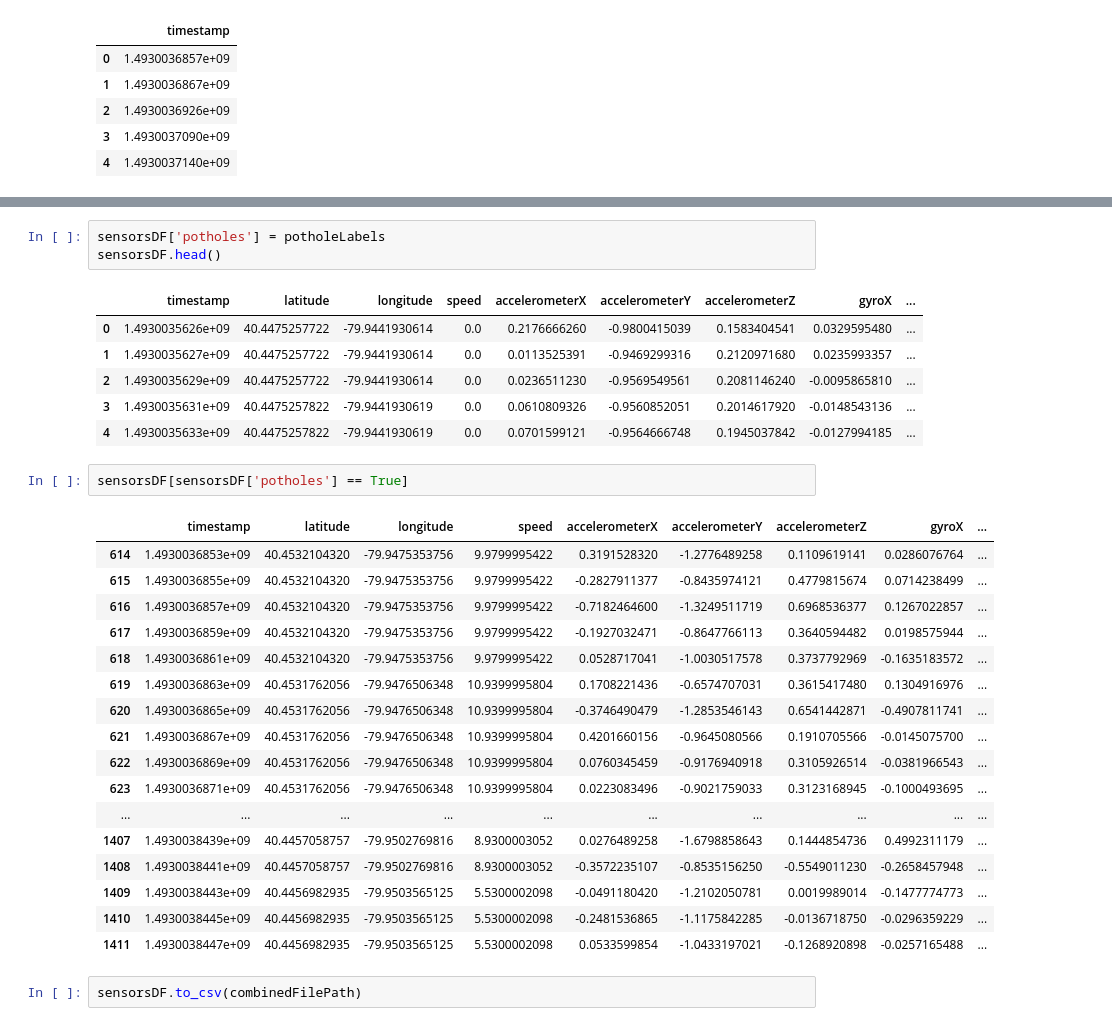
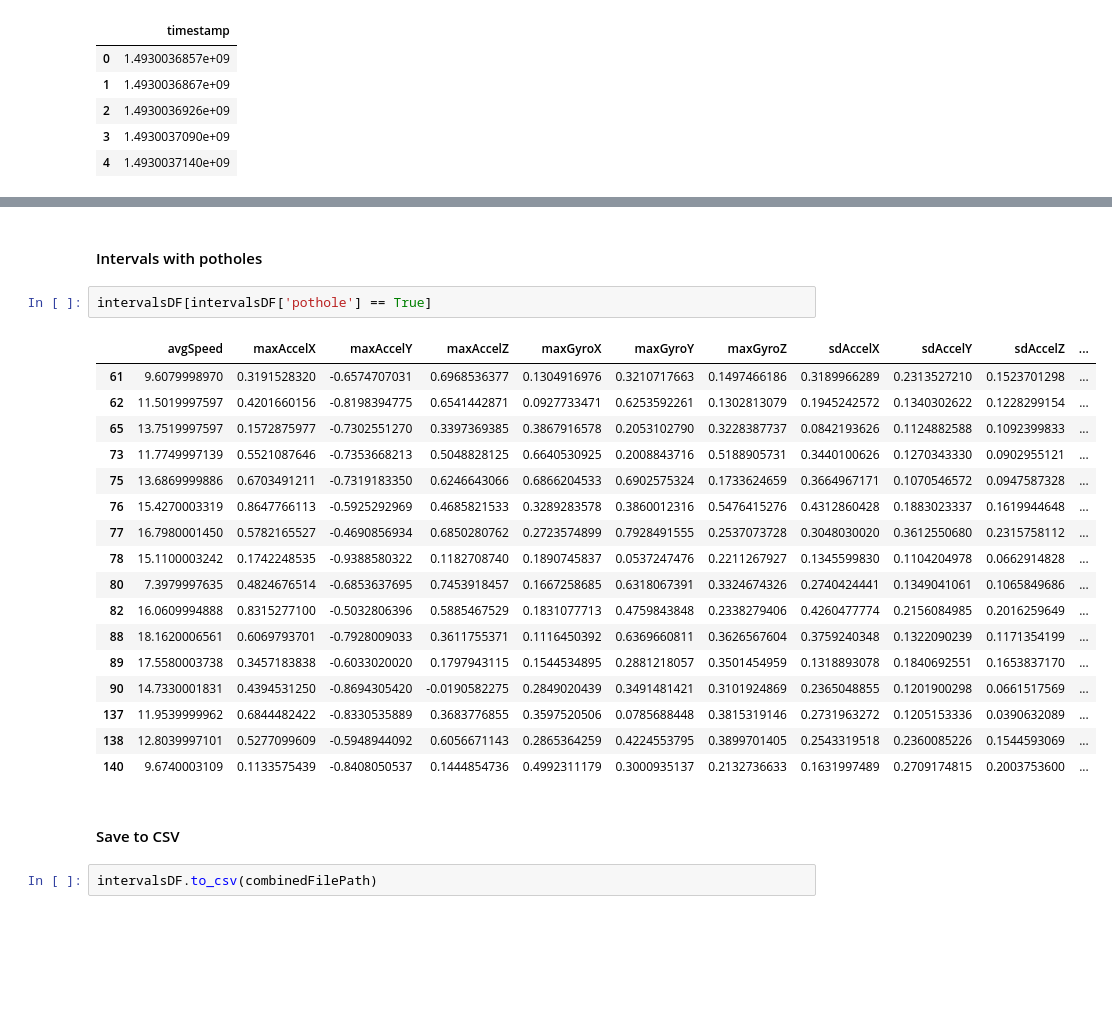
Before and after one commit to shouvikmani/Intelligent-Pothole-Detection, a Jupyter notebook: data_processing.ipynb, the cells around one changed output, grey strips where cells are left out. Saved outputs shown, nothing was run; the diff lists cells and outputs as text; blank space fills up the shorter version.

```diff
--- a/data_processing.ipynb
+++ b/data_processing.ipynb
@@ -107,32 +90,26 @@ potholeLabels.extend(remainingPotholeLabels)
-# %%
-sensorsDF['potholes'] = potholeLabels
-sensorsDF.head()
-# %% [output]
-|  | timestamp | latitude | longitude | speed | accelerometerX | accelerometerY | accelerometerZ | gyroX | ... |
-| 0 | 1.4930035626e+09 | 40.4475257722 | -79.9441930614 | 0.0 | 0.2176666260 | -0.9800415039 | 0.1583404541 | 0.0329595480 | ... |
-| 1 | 1.4930035627e+09 | 40.4475257722 | -79.9441930614 | 0.0 | 0.0113525391 | -0.9469299316 | 0.2120971680 | 0.0235993357 | ... |
-| 2 | 1.4930035629e+09 | 40.4475257722 | -79.9441930614 | 0.0 | 0.0236511230 | -0.9569549561 | 0.2081146240 | -0.0095865810 | ... |
-| 3 | 1.4930035631e+09 | 40.4475257822 | -79.9441930619 | 0.0 | 0.0610809326 | -0.9560852051 | 0.2014617920 | -0.0148543136 | ... |
-| 4 | 1.4930035633e+09 | 40.4475257822 | -79.9441930619 | 0.0 | 0.0701599121 | -0.9564666748 | 0.1945037842 | -0.0127994185 | ... |
-# %%
-sensorsDF[sensorsDF['potholes'] == True]
-# %% [output]
-|  | timestamp | latitude | longitude | speed | accelerometerX | accelerometerY | accelerometerZ | gyroX | ... |
-| 614 | 1.4930036853e+09 | 40.4532104320 | -79.9475353756 | 9.9799995422 | 0.3191528320 | -1.2776489258 | 0.1109619141 | 0.0286076764 | ... |
-| 615 | 1.4930036855e+09 | 40.4532104320 | -79.9475353756 | 9.9799995422 | -0.2827911377 | -0.8435974121 | 0.4779815674 | 0.0714238499 | ... |
-| 616 | 1.4930036857e+09 | 40.4532104320 | -79.9475353756 | 9.9799995422 | -0.7182464600 | -1.3249511719 | 0.6968536377 | 0.1267022857 | ... |
-| 617 | 1.4930036859e+09 | 40.4532104320 | -79.9475353756 | 9.9799995422 | -0.1927032471 | -0.8647766113 | 0.3640594482 | 0.0198575944 | ... |
-| 618 | 1.4930036861e+09 | 40.4532104320 | -79.9475353756 | 9.9799995422 | 0.0528717041 | -1.0030517578 | 0.3737792969 | -0.1635183572 | ... |
-| 619 | 1.4930036863e+09 | 40.4531762056 | -79.9476506348 | 10.9399995804 | 0.1708221436 | -0.6574707031 | 0.3615417480 | 0.1304916976 | ... |
-| 620 | 1.4930036865e+09 | 40.4531762056 | -79.9476506348 | 10.9399995804 | -0.3746490479 | -1.2853546143 | 0.6541442871 | -0.4907811741 | ... |
-| 621 | 1.4930036867e+09 | 40.4531762056 | -79.9476506348 | 10.9399995804 | 0.4201660156 | -0.9645080566 | 0.1910705566 | -0.0145075700 | ... |
-| 622 | 1.4930036869e+09 | 40.4531762056 | -79.9476506348 | 10.9399995804 | 0.0760345459 | -0.9176940918 | 0.3105926514 | -0.0381966543 | ... |
-| 623 | 1.4930036871e+09 | 40.4531762056 | -79.9476506348 | 10.9399995804 | 0.0223083496 | -0.9021759033 | 0.3123168945 | -0.1000493695 | ... |
-| ... | ... | ... | ... | ... | ... | ... | ... | ... | ... |
-| 1407 | 1.4930038439e+09 | 40.4457058757 | -79.9502769816 | 8.9300003052 | 0.0276489258 | -1.6798858643 | 0.1444854736 | 0.4992311179 | ... |
-| 1408 | 1.4930038441e+09 | 40.4457058757 | -79.9502769816 | 8.9300003052 | -0.3572235107 | -0.8535156250 | -0.5549011230 | -0.2658457948 | ... |
-| 1409 | 1.4930038443e+09 | 40.4456982935 | -79.9503565125 | 5.5300002098 | -0.0491180420 | -1.2102050781 | 0.0019989014 | -0.1477774773 | ... |
-| 1410 | 1.4930038445e+09 | 40.4456982935 | -79.9503565125 | 5.5300002098 | -0.2481536865 | -1.1175842285 | -0.0136718750 | -0.0296359229 | ... |
-| 1411 | 1.4930038447e+09 | 40.4456982935 | -79.9503565125 | 5.5300002098 | 0.0533599854 | -1.0433197021 | -0.1268920898 | -0.0257165488 | ... |
+# %% [markdown]
+#### Intervals with potholes
+# %%
+intervalsDF[intervalsDF['pothole'] == True]
+# %% [output]
+|  | avgSpeed | maxAccelX | maxAccelY | maxAccelZ | maxGyroX | maxGyroY | maxGyroZ | sdAccelX | sdAccelY | sdAccelZ | ... |
+| 61 | 9.6079998970 | 0.3191528320 | -0.6574707031 | 0.6968536377 | 0.1304916976 | 0.3210717663 | 0.1497466186 | 0.3189966289 | 0.2313527210 | 0.1523701298 | ... |
+| 62 | 11.5019997597 | 0.4201660156 | -0.8198394775 | 0.6541442871 | 0.0927733471 | 0.6253592261 | 0.1302813079 | 0.1945242572 | 0.1340302622 | 0.1228299154 | ... |
+| 65 | 13.7519997597 | 0.1572875977 | -0.7302551270 | 0.3397369385 | 0.3867916578 | 0.2053102790 | 0.3228387737 | 0.0842193626 | 0.1124882588 | 0.1092399833 | ... |
+| 73 | 11.7749997139 | 0.5521087646 | -0.7353668213 | 0.5048828125 | 0.6640530925 | 0.2008843716 | 0.5188905731 | 0.3440100626 | 0.1270343330 | 0.0902955121 | ... |
+| 75 | 13.6869999886 | 0.6703491211 | -0.7319183350 | 0.6246643066 | 0.6866204533 | 0.6902575324 | 0.1733624659 | 0.3664967171 | 0.1070546572 | 0.0947587328 | ... |
+| 76 | 15.4270003319 | 0.8647766113 | -0.5925292969 | 0.4685821533 | 0.3289283578 | 0.3860012316 | 0.5476415276 | 0.4312860428 | 0.1883023337 | 0.1619944648 | ... |
+| 77 | 16.7980001450 | 0.5782165527 | -0.4690856934 | 0.6850280762 | 0.2723574899 | 0.7928491555 | 0.2537073728 | 0.3048030020 | 0.3612550680 | 0.2315758112 | ... |
+| 78 | 15.1100003242 | 0.1742248535 | -0.9388580322 | 0.1182708740 | 0.1890745837 | 0.0537247476 | 0.2211267927 | 0.1345599830 | 0.1104204978 | 0.0662914828 | ... |
+| 80 | 7.3979997635 | 0.4824676514 | -0.6853637695 | 0.7453918457 | 0.1667258685 | 0.6318067391 | 0.3324674326 | 0.2740424441 | 0.1349041061 | 0.1065849686 | ... |
+| 82 | 16.0609994888 | 0.8315277100 | -0.5032806396 | 0.5885467529 | 0.1831077713 | 0.4759843848 | 0.2338279406 | 0.4260477774 | 0.2156084985 | 0.2016259649 | ... |
+| 88 | 18.1620006561 | 0.6069793701 | -0.7928009033 | 0.3611755371 | 0.1116450392 | 0.6369660811 | 0.3626567604 | 0.3759240348 | 0.1322090239 | 0.1171354199 | ... |
+| 89 | 17.5580003738 | 0.3457183838 | -0.6033020020 | 0.1797943115 | 0.1544534895 | 0.2881218057 | 0.3501454959 | 0.1318893078 | 0.1840692551 | 0.1653837170 | ... |
+| 90 | 14.7330001831 | 0.4394531250 | -0.8694305420 | -0.0190582275 | 0.2849020439 | 0.3491481421 | 0.3101924869 | 0.2365048855 | 0.1201900298 | 0.0661517569 | ... |
+| 137 | 11.9539999962 | 0.6844482422 | -0.8330535889 | 0.3683776855 | 0.3597520506 | 0.0785688448 | 0.3815319146 | 0.2731963272 | 0.1205153336 | 0.0390632089 | ... |
+| 138 | 12.8039997101 | 0.5277099609 | -0.5948944092 | 0.6056671143 | 0.2865364259 | 0.4224553795 | 0.3899701405 | 0.2543319518 | 0.2360085226 | 0.1544593069 | ... |
+| 140 | 9.6740003109 | 0.1133575439 | -0.8408050537 | 0.1444854736 | 0.4992311179 | 0.3000935137 | 0.2132736633 | 0.1631997489 | 0.2709174815 | 0.2003753600 | ... |
+# %% [markdown]
+#### Save to CSV
 # %%
-sensorsDF.to_csv(combinedFilePath)
+intervalsDF.to_csv(combinedFilePath)
```
Also changed, not shown: parts of 16 cells of this notebook.
